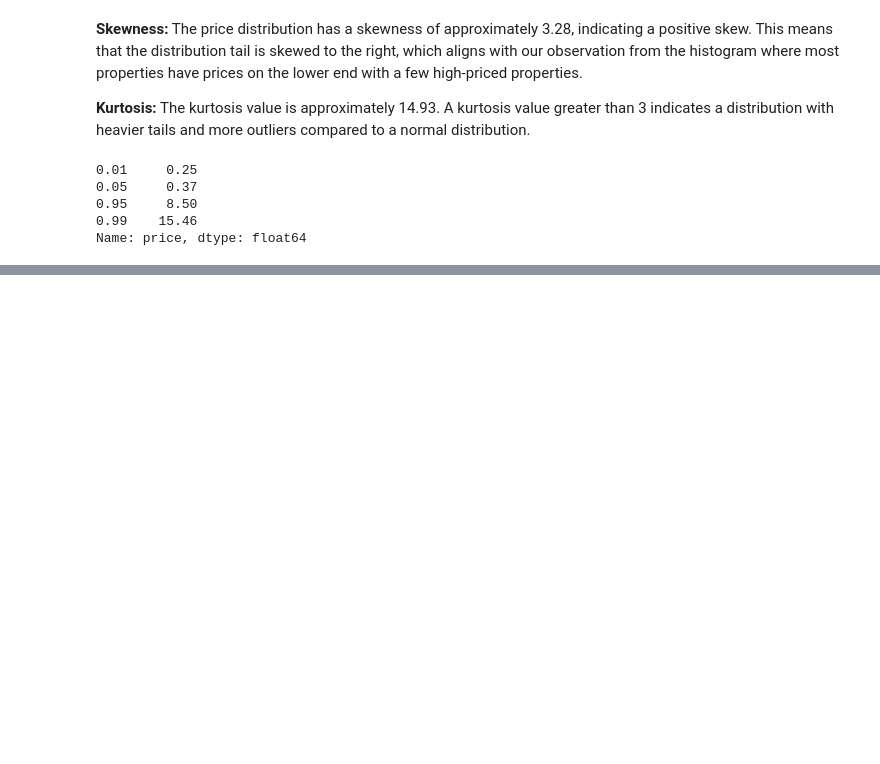
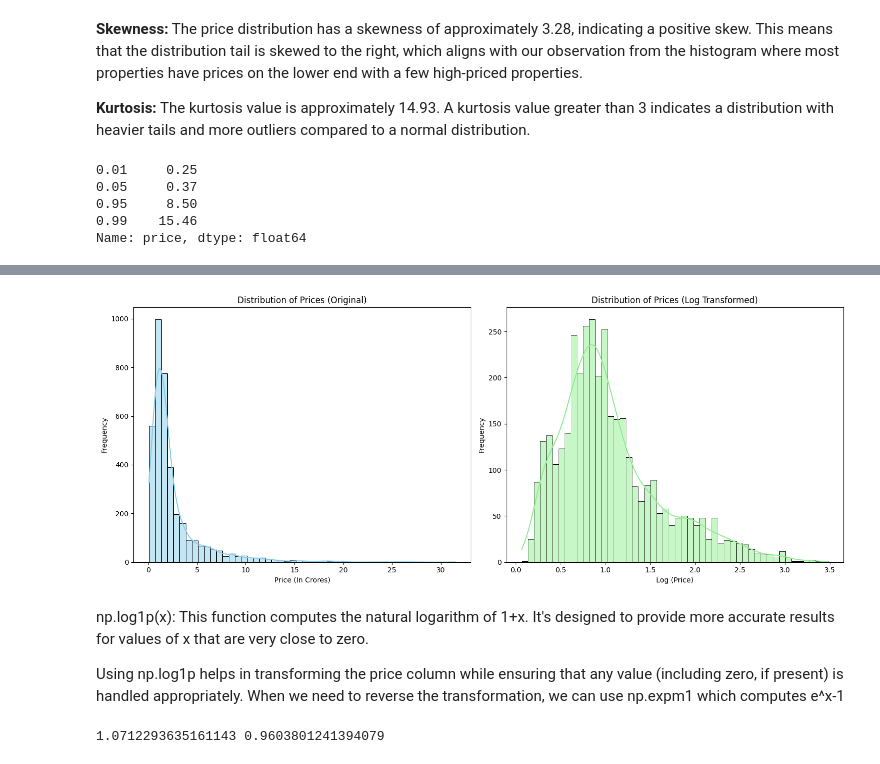
Before and after one commit to Apurba1903/Machine_Learning_Based_Real_Estate_System, a Jupyter notebook: EDA/univariate-analysis.ipynb, the cells around one changed output, grey strips where cells are left out. Saved outputs shown, nothing was run; the diff lists cells and outputs as text; code cells hidden in the pictures; blank space fills up the shorter version.

```diff
--- a/EDA/univariate-analysis.ipynb
+++ b/EDA/univariate-analysis.ipynb
@@ -258,0 +326,32 @@ Name: price, dtype: float64
+# %%
+plt.figure(figsize=(15, 6))
+
+# Distribution plot without Log Transformation
+plt.subplot(1, 2, 1)
+sns.histplot(df['price'], kde=True, bins=50, color='skyblue')
+plt.title('Distribution of Prices (Original)')
+plt.xlabel('Price (In Crores)')
+plt.ylabel('Frequency')
+
+# Distribution plot with Log Transformation
+plt.subplot(1, 2, 2)
+sns.histplot(np.log1p(df['price']), kde=True, bins=50, color='lightgreen')
+plt.title('Distribution of Prices (Log Transformed)')
+plt.xlabel('Log (Price)')
+plt.ylabel('Frequency')
+
+plt.tight_layout()
+plt.show()
+# %% [output]
+[figure, added]
+# %% [markdown]
+np.log1p(x): This function computes the natural logarithm of 1+x. It's designed to provide more accurate results for values of x that are very close to zero.
+
+Using np.log1p helps in transforming the price column while ensuring that any value (including zero, if present) is handled appropriately. When we need to reverse the transformation, we can use np.expm1 which computes e^x-1
+# %%
+skewness = np.log1p(df['price']).skew()
+kurtosis = np.log1p(df['price']).kurt()
+
+print(skewness, kurtosis)
+# %% [output]
+1.0712293635161143 0.9603801241394079
```
Also changed, not shown: parts of 10 cells of this notebook.
